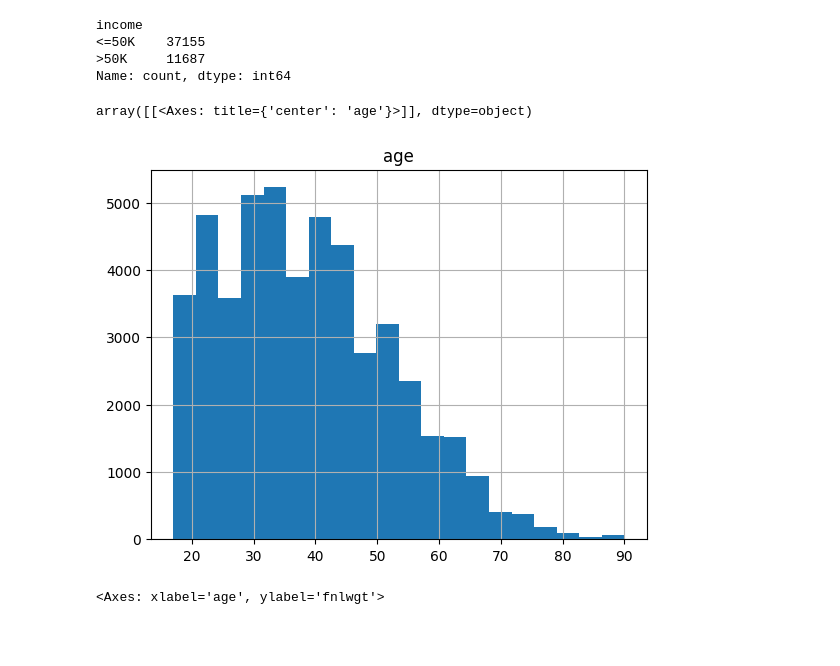
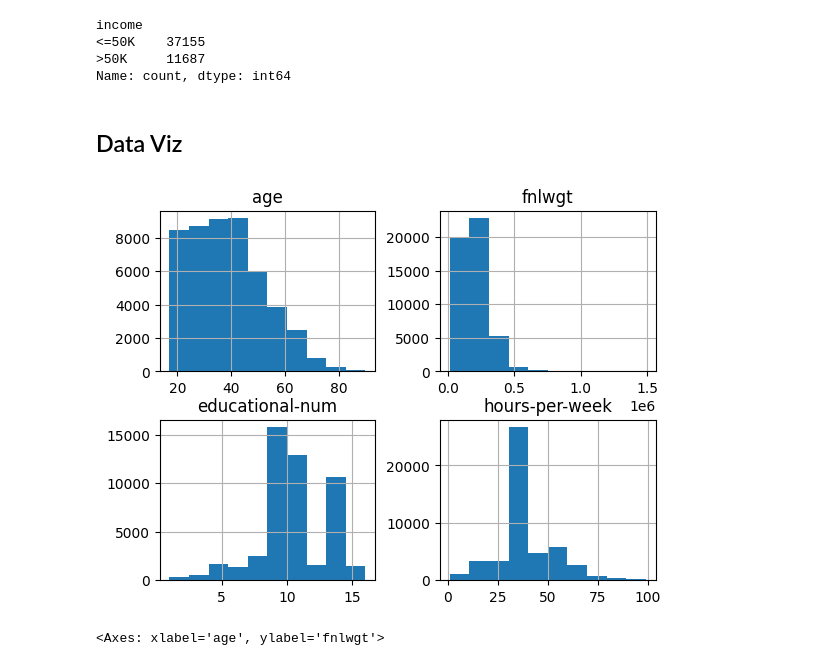
Before and after one commit to AslihanYoldas/Ada-Lovelace-Academy-Data-Science-Applications, a Jupyter notebook: exercise/week-7-excersise.ipynb, the cells around one changed output. Drawn from its saved outputs; the diff is of its cells as text; code cells hidden in the pictures; blank space fills up the shorter version.

Commit message:
week 7 exercise updated

```diff
--- a/exercise/week-7-excersise.ipynb
+++ b/exercise/week-7-excersise.ipynb
@@ -51,11 +51,14 @@ income
 <=50K    37155
 >50K     11687
 Name: count, dtype: int64
-# %%
-df.hist(column="age", bins=20)
-# %% [output]
-array([[<Axes: title={'center': 'age'}>]], dtype=object)
-[figure, removed]
+# %% [markdown]
+## Data Viz
+# %%
+viz = df[['age','fnlwgt','educational-num', 'hours-per-week']]
+viz.hist()
+plt.show()
+# %% [output]
+[figure, added]
 # %%
 plt.figure(figsize=(20, 12))
 sns.scatterplot(x='age', y='fnlwgt', hue='income', data=df, palette='viridis', s=50)
```
Also changed, not shown: parts of 2 cells of this notebook.
